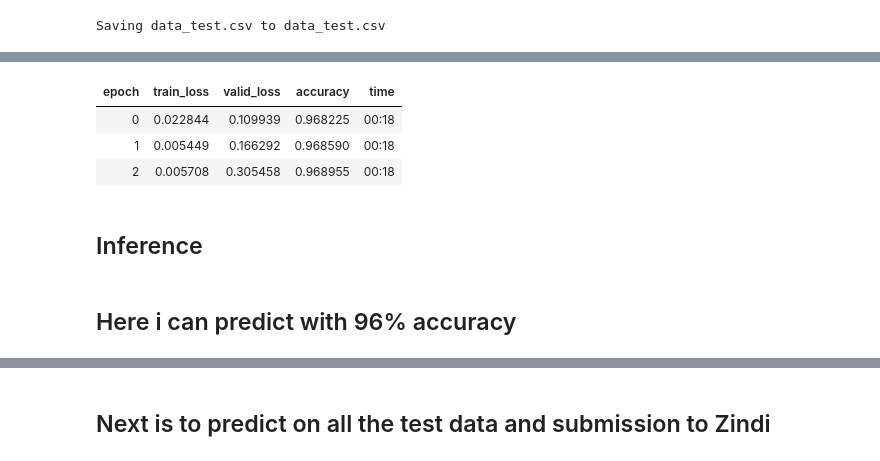
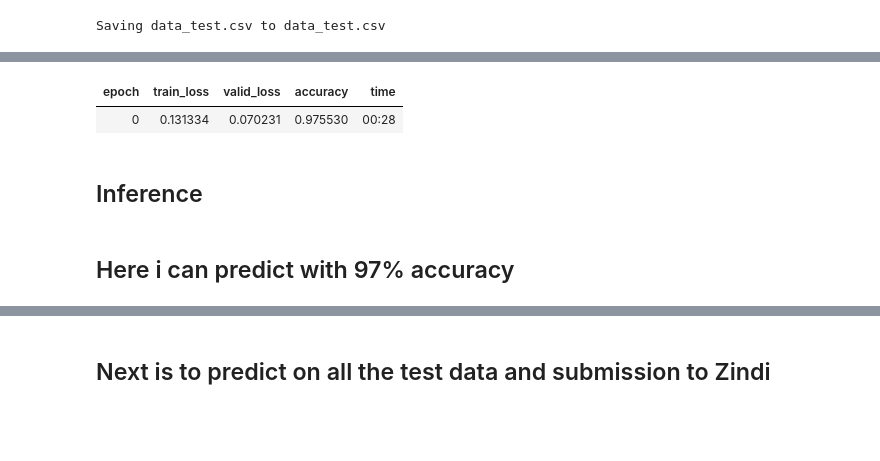
Before and after one commit to KenyanGeek/Predicting-Loan-Default, a Jupyter notebook: Predicting_Loan_Default_for_Zindi_Using_Fast_ai.ipynb, the cells around one changed output, grey strips where cells are left out. Cells and saved outputs as stored; diff of their text form; code cells hidden in the pictures; blank space fills up the shorter version.

Commit message:
reached 97% accuracy and was able to batch process predictions

```diff
--- a/Predicting_Loan_Default_for_Zindi_Using_Fast_ai.ipynb
+++ b/Predicting_Loan_Default_for_Zindi_Using_Fast_ai.ipynb
@@ -57,4 +57,4 @@ import io
 
 df_test = pd.read_csv(io.BytesIO(uploaded['data_test.csv']))
 
-df_test
+test = TabularList.from_df(df_test, cat_names=cat_names, cont_names=cont_names, procs=procs)
@@ -81,6 +62,7 @@ df_test
 data = (TabularList.from_df(df_train, cat_names=cat_names, cont_names=cont_names, procs=procs)
                            .split_by_rand_pct(0.2)
                            .label_from_df(cols=dep_var)
+                           .add_test(test, label = 'good_bad_flag')
                            .databunch())
 # %%
 data.show_batch(rows=10)
@@ -99,13 +81,11 @@ data.show_batch(rows=10)
 # %%
 learn = tabular_learner(data, layers=[1000,500], metrics=accuracy)
 # %%
-learn.fit(3, 1e-2)
+learn.fit(1, 1e-3)
 # %% [output]
 | epoch | train_loss | valid_loss | accuracy | time |
-| 0 | 0.022844 | 0.109939 | 0.968225 | 00:18 |
-| 1 | 0.005449 | 0.166292 | 0.968590 | 00:18 |
-| 2 | 0.005708 | 0.305458 | 0.968955 | 00:18 |
+| 0 | 0.131334 | 0.070231 | 0.975530 | 00:28 |
 # %% [markdown]
 ## Inference
 # %% [markdown]
-## Here i can predict with 96% accuracy
+## Here i can predict with 97% accuracy
```
Also changed, not shown: parts of 12 cells of this notebook.
